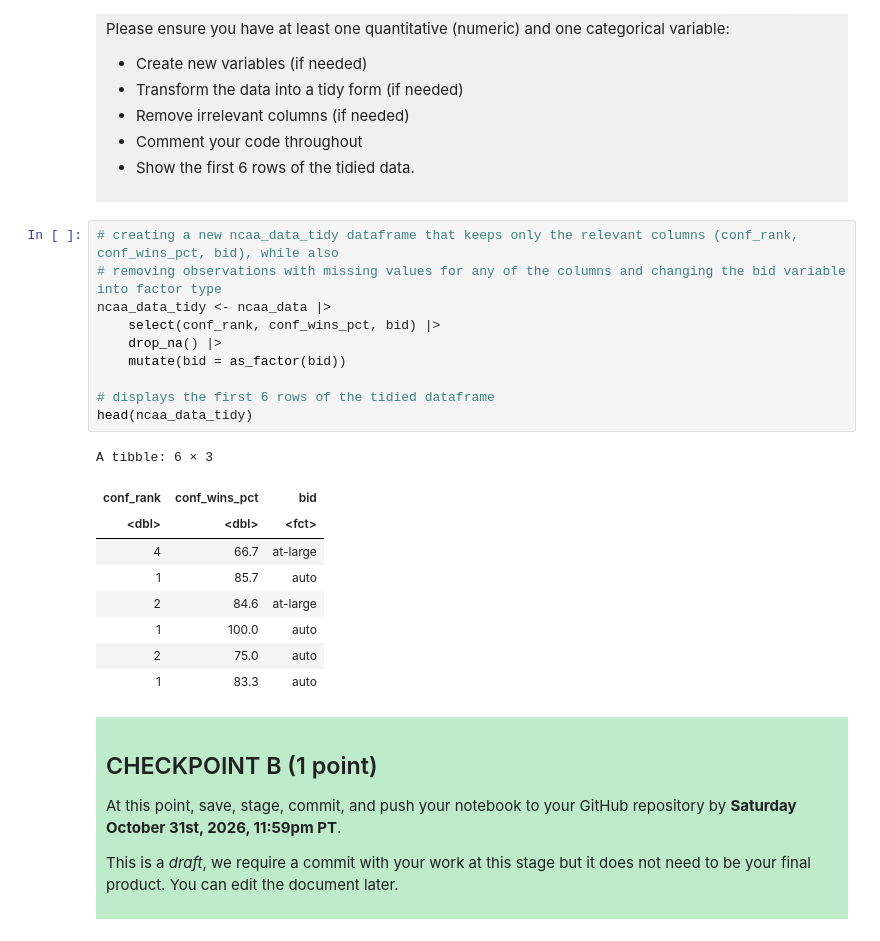
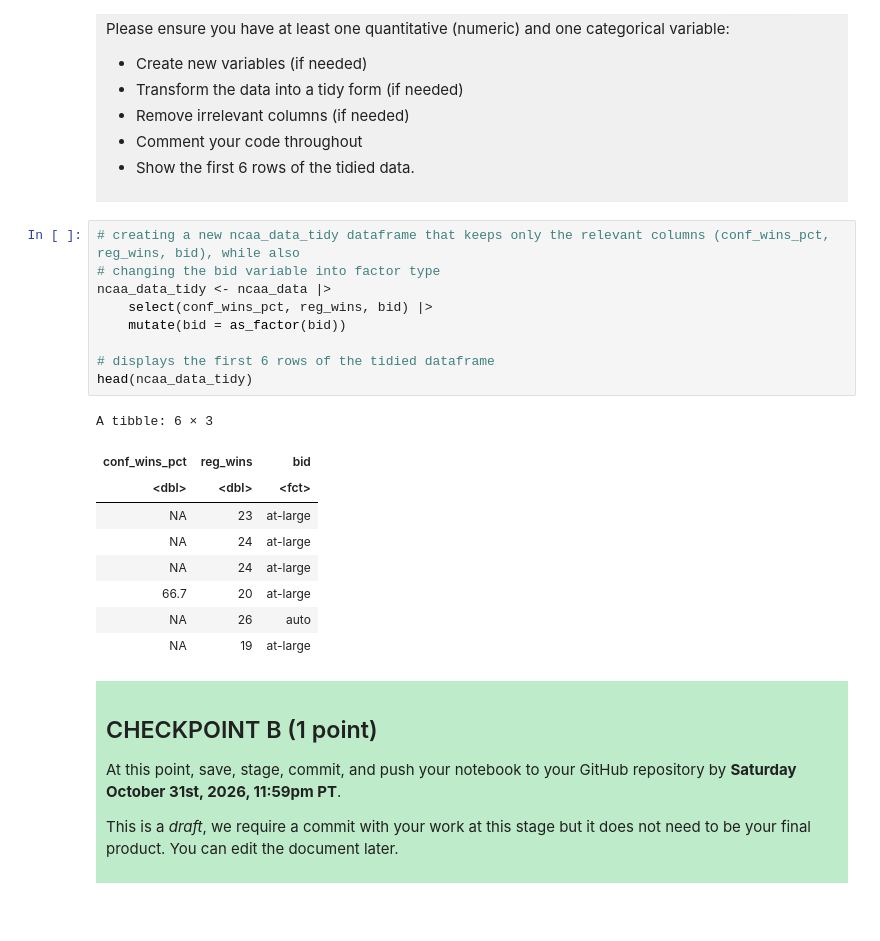
Before and after one commit to chickensandwich2736/dsci-100-project-alex-ren, a Jupyter notebook: dsci-100-project-notebook.ipynb, the cells around one changed output. Saved outputs shown, nothing was run; the diff lists cells and outputs as text.

```diff
--- a/dsci-100-project-notebook.ipynb
+++ b/dsci-100-project-notebook.ipynb
@@ -217,25 +217,24 @@ Produce a tidy data set that could be used to answer your research question usin
 
 </div>
 # %%
-# creating a new ncaa_data_tidy dataframe that keeps only the relevant columns (conf_rank, conf_wins_pct, bid), while also
-# removing observations with missing values for any of the columns and changing the bid variable into factor type
+# creating a new ncaa_data_tidy dataframe that keeps only the relevant columns (conf_wins_pct, reg_wins, bid), while also
+# changing the bid variable into factor type
 ncaa_data_tidy <- ncaa_data |>
-    select(conf_rank, conf_wins_pct, bid) |>
-    drop_na() |>
+    select(conf_wins_pct, reg_wins, bid) |>
     mutate(bid = as_factor(bid))
 
 # displays the first 6 rows of the tidied dataframe
 head(ncaa_data_tidy)
 # %% [output]
 A tibble: 6 × 3
-| conf_rank | conf_wins_pct | bid |
+| conf_wins_pct | reg_wins | bid |
 | <dbl> | <dbl> | <fct> |
-| 4 | 66.7 | at-large |
-| 1 | 85.7 | auto |
-| 2 | 84.6 | at-large |
-| 1 | 100.0 | auto |
-| 2 | 75.0 | auto |
-| 1 | 83.3 | auto |
+| NA | 23 | at-large |
+| NA | 24 | at-large |
+| NA | 24 | at-large |
+| 66.7 | 20 | at-large |
+| NA | 26 | auto |
+| NA | 19 | at-large |
 # %% [markdown]
 <div style="background-color: #beebca; padding: 10px;">
 
```
Also changed, not shown: parts of 12 cells of this notebook.
